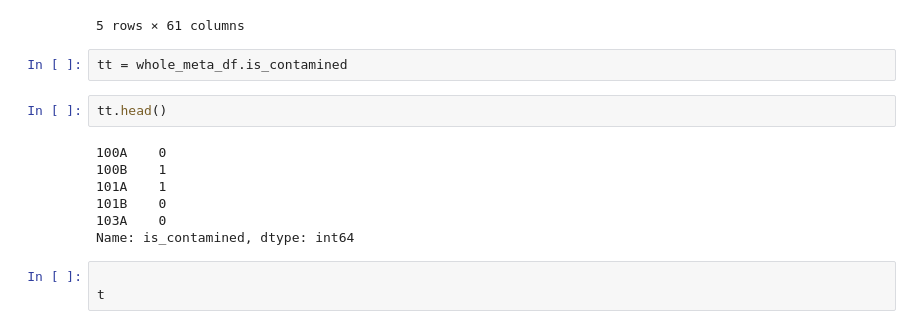
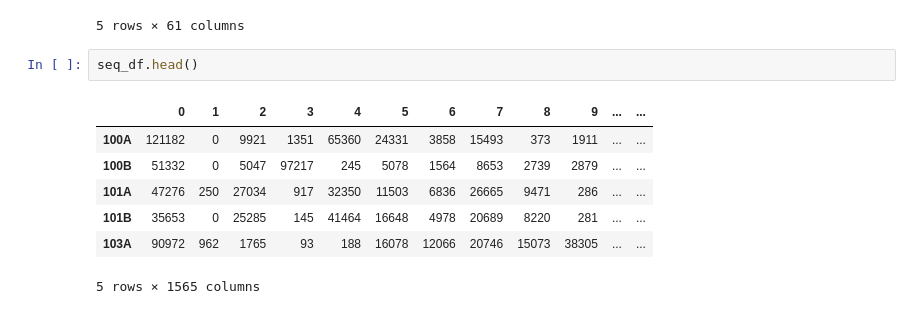
Before and after one commit to MaxJoas/metagenomic_contamination, a Jupyter notebook: supervised/supervised.ipynb, the cells around one changed output. Cells and saved outputs as stored; diff of their text form.

```diff
--- a/supervised/supervised.ipynb
+++ b/supervised/supervised.ipynb
@@ -390,17 +409,13 @@ whole_meta_df.head()
 | 101B | LAB_4 | F | 14.0 | behaviour | MF7 | 3.0 | 23.0 | primary | ... |
 | 103A | LAB_4 | F | 14.0 | behaviour | MF2 | 3.0 | 19.0 | primary | ... |
 5 rows × 61 columns
-# %%
-tt = whole_meta_df.is_contamined
 # %%
-tt.head()
+seq_df.head()
 # %% [output]
+|  | 0 | 1 | 2 | 3 | 4 | 5 | 6 | 7 | 8 | 9 | ... | ... |
+| 100A | 121182 | 0 | 9921 | 1351 | 65360 | 24331 | 3858 | 15493 | 373 | 1911 | ... | ... |
+| 100B | 51332 | 0 | 5047 | 97217 | 245 | 5078 | 1564 | 8653 | 2739 | 2879 | ... | ... |
+| 101A | 47276 | 250 | 27034 | 917 | 32350 | 11503 | 6836 | 26665 | 9471 | 286 | ... | ... |
+| 101B | 35653 | 0 | 25285 | 145 | 41464 | 16648 | 4978 | 20689 | 8220 | 281 | ... | ... |
+| 103A | 90972 | 962 | 1765 | 93 | 188 | 16078 | 12066 | 20746 | 15073 | 38305 | ... | ... |
-100A    0
-100B    1
-101A    1
-101B    0
-103A    0
-Name: is_contamined, dtype: int64
+5 rows × 1565 columns
-# %%
-
-t
```
Also changed, not shown: parts of 3 cells of this notebook, 5 other files.
